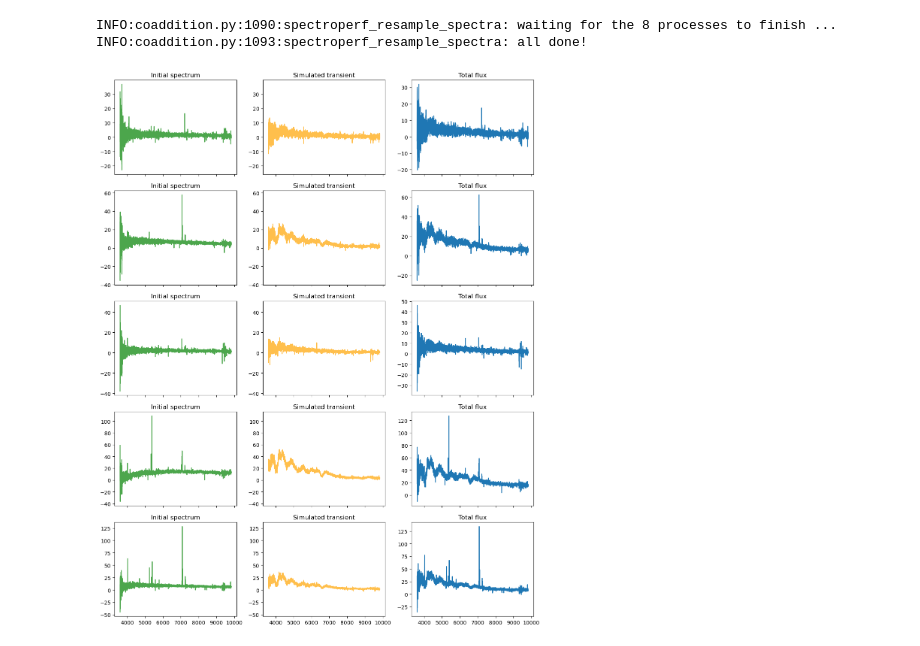
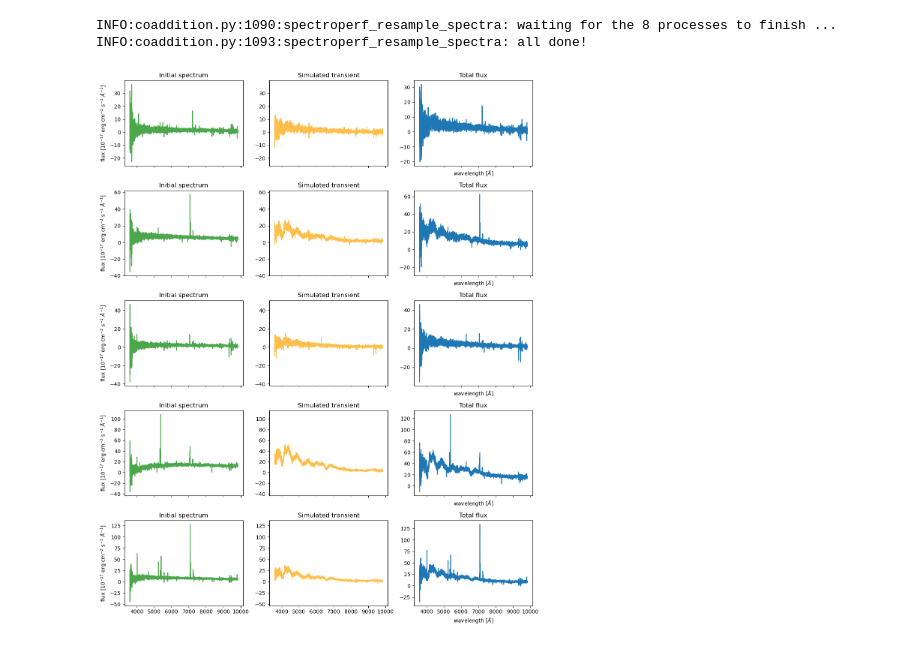
Before and after one commit to DESI-UR/snxform, a Jupyter notebook: doc/nb/test_sim.ipynb, the cells around one changed output. Cells and saved outputs as stored; diff of their text form; code cells hidden in the pictures.

```diff
--- a/doc/nb/test_sim.ipynb
+++ b/doc/nb/test_sim.ipynb
@@ -26,6 +40,8 @@ The DESI EDR data are available from a [public folder at NERSC](https://data.des
 We want the "cumulative" spectrum files labeled "spectra" in the `redux` folder, because these are not coadded across multiple nights of data taking.
 # %%
 def get_spectro_data(tile: int, night: int, petal: int) -> list[str, str]:
+    """Access both the spectra and the redshifts for a given observation.
+    """
     specfile = f'spectra-{petal}-{tile}-thru{night}.fits'
     redshift = f'redrock-{petal}-{tile}-thru{night}.fits'
 
@@ -282,20 +350,21 @@ res_tot = a.resolution_data
 # %%
 fig, axes = plt.subplots(b.num_spectra(), 3, figsize=(12,3*b.num_spectra()), sharex=True, tight_layout=True)
 
 for i in range(b.num_spectra()):
     ax = axes[i][0]
     ax.plot(a.wave['brz'], a.flux['brz'][i], color='green', alpha=0.7)
-    ax.set(title='Initial spectrum')
+    ax.set(title='Initial spectrum',
+           ylabel=r'flux [10$^{-17}$ erg cm$^{-2}$ s$^{-1}$ $\AA^{-1}$]')
     ylim = ax.get_ylim()
 
     ax = axes[i][1]
     ax.plot(b.wave['brz'], b.flux['brz'][i], color='orange', alpha=0.7)
     ax.set(ylim=ylim)
     ax.set(title='Simulated transient')
 
     ax = axes[i][2]
     ax.plot(b.wave['brz'], flux_tot['brz'][i])
-    ax.set(title='Total flux')
-# plt.plot(b.wave['brz'], b.flux['brz'][4])
+    ax.set(title='Total flux',
+           xlabel=r'wavelength [$\AA$]')
 # %% [output]
-[figure, old version]
+[figure, new version]
```
Also changed, not shown: parts of 22 cells of this notebook.
